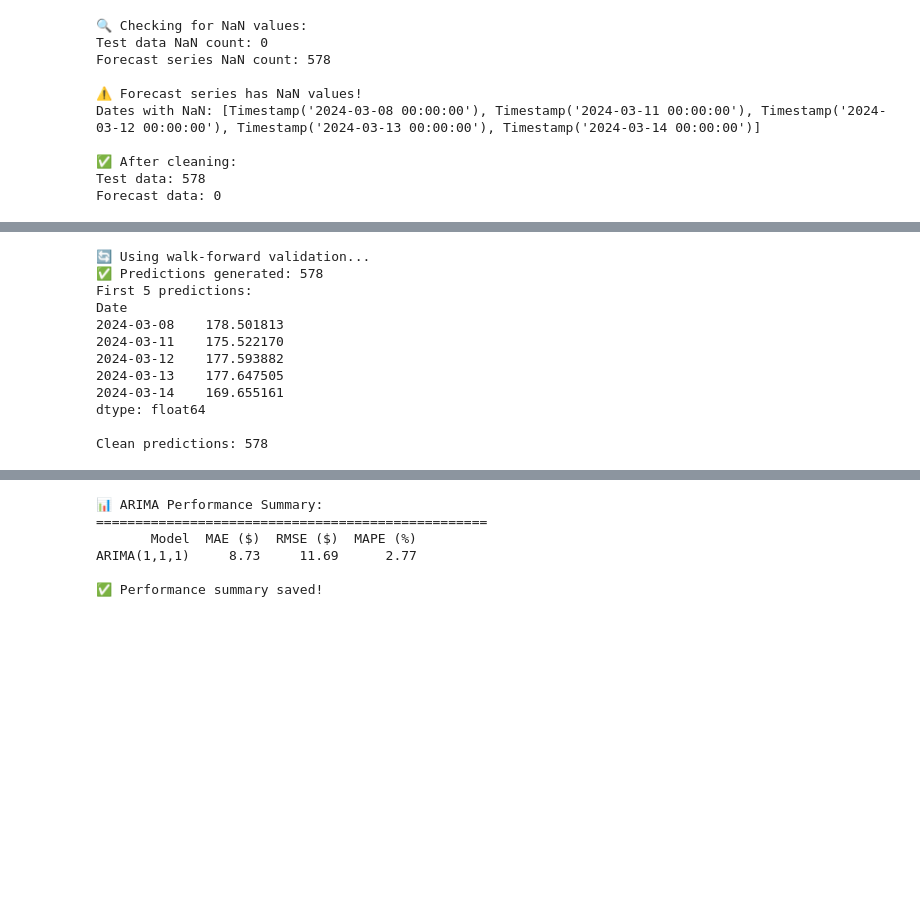
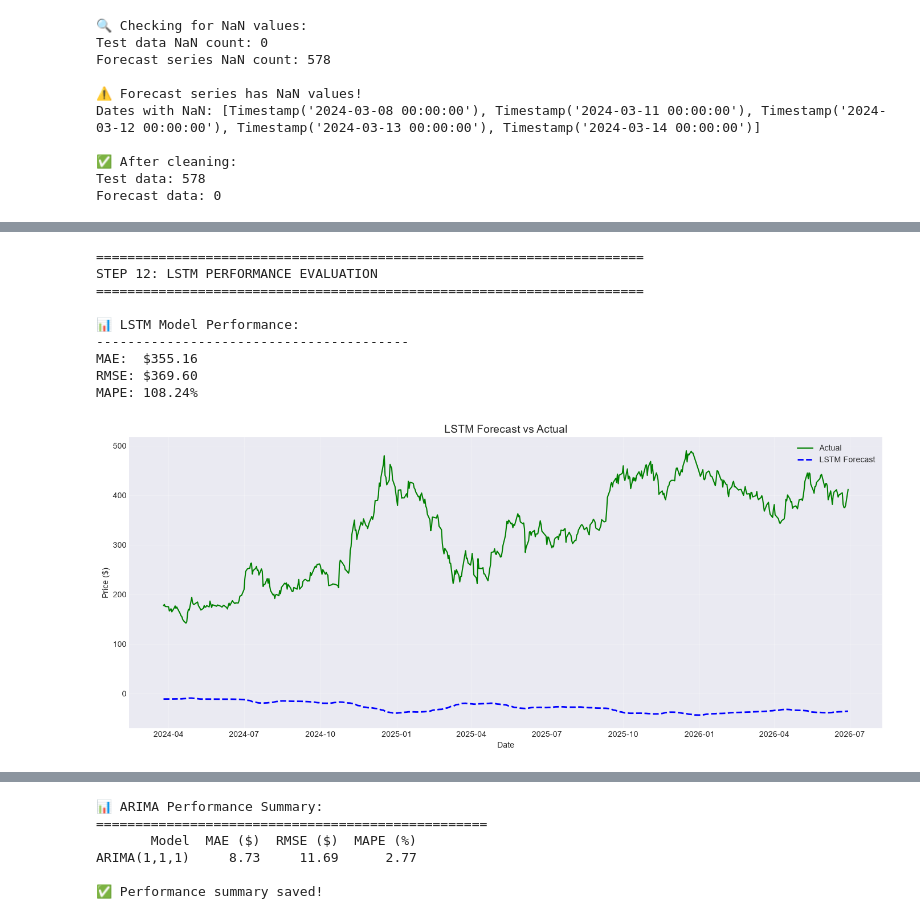
Before and after one commit to leesol1878/portfolio-optimization, a Jupyter notebook: notebooks/02_time_series_forecasting.ipynb, the cells around one changed output, grey strips where cells are left out. Drawn from its saved outputs; the diff is of its cells as text; code cells hidden in the pictures; blank space fills up the shorter version.

```diff
--- a/notebooks/02_time_series_forecasting.ipynb
+++ b/notebooks/02_time_series_forecasting.ipynb
@@ -505,50 +615,41 @@ MAPE: 39.98%
 # %%
-# Manual walk-forward approach (more robust)
-print("🔄 Using walk-forward validation...")
+# ============================================================================
+# STEP 12: LSTM - PERFORMANCE EVALUATION
+# ============================================================================
 
-# Make predictions one step at a time
-history = list(train_clean.values)
-predictions = []
+print("\n" + "=" * 70)
+print("STEP 12: LSTM PERFORMANCE EVALUATION")
+print("=" * 70)
 
-for t in range(len(test_clean)):
-    try:
-        # Fit model on history
-        model = ARIMA(history, order=(1, 1, 1))
-        model_fit = model.fit()
+lstm_metrics = calculate_metrics(actual_lstm_series, lstm_pred_series)
 
-        # Make prediction
-        yhat = model_fit.forecast()[0]
-        predictions.append(yhat)
+print("\n📊 LSTM Model Performance:")
+print("-" * 40)
+print(f"MAE:  ${lstm_metrics['MAE']:.2f}")
+print(f"RMSE: ${lstm_metrics['RMSE']:.2f}")
+print(f"MAPE: {lstm_metrics['MAPE']:.2f}%")
 
-        # Add actual observation to history
-        history.append(test_clean.iloc[t])
-    except Exception as e:
-        print(f"Error at step {t}: {e}")
-        predictions.append(np.nan)
-
-# Create prediction series
-pred_series = pd.Series(predictions, index=test_clean.index)
-
-print(f"✅ Predictions generated: {len(pred_series)}")
-print(f"First 5 predictions:")
-print(pred_series.head())
-
-# Remove NaN
-pred_clean = pred_series.dropna()
-test_aligned = test_clean.loc[pred_clean.index]
-
-print(f"\nClean predictions: {len(pred_clean)}")
+# LSTM visualization
+fig, ax = plt.subplots(figsize=(14, 6))
+ax.plot(actual_lstm_series.index, actual_lstm_series, label='Actual', color='green', linewidth=1.5)
+ax.plot(lstm_pred_series.index, lstm_pred_series, label='LSTM Forecast', color='blue', linewidth=2, linestyle='--')
+ax.set_title('LSTM Forecast vs Actual', fontsize=14)
+ax.set_xlabel('Date')
+ax.set_ylabel('Price ($)')
+ax.legend()
+ax.grid(True, alpha=0.3)
+plt.tight_layout()
+plt.savefig('../data/processed/lstm_forecast.png', dpi=300, bbox_inches='tight')
+plt.show()
 # %% [output]
-🔄 Using walk-forward validation...
-✅ Predictions generated: 578
-First 5 predictions:
-Date
-2024-03-08    178.501813
-2024-03-11    175.522170
-2024-03-12    177.593882
-2024-03-13    177.647505
-2024-03-14    169.655161
-dtype: float64
+======================================================================
+STEP 12: LSTM PERFORMANCE EVALUATION
+======================================================================
 
-Clean predictions: 578
+📊 LSTM Model Performance:
+----------------------------------------
+MAE:  $355.16
+RMSE: $369.60
+MAPE: 108.24%
+[figure, added]
 # %%
```
Also changed, not shown: parts of 17 cells of this notebook, 4 other files.
